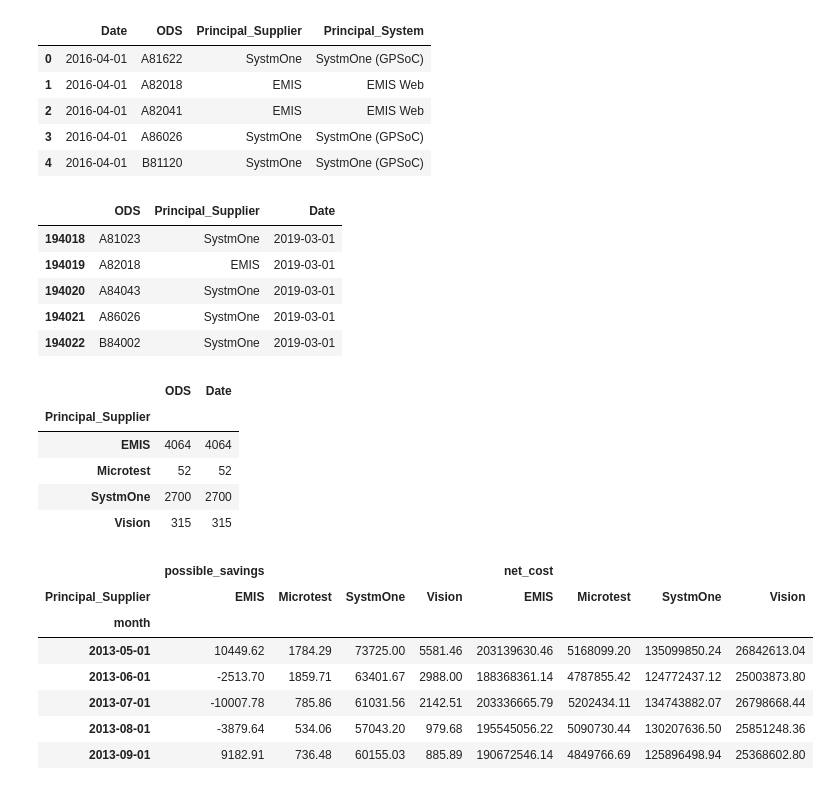
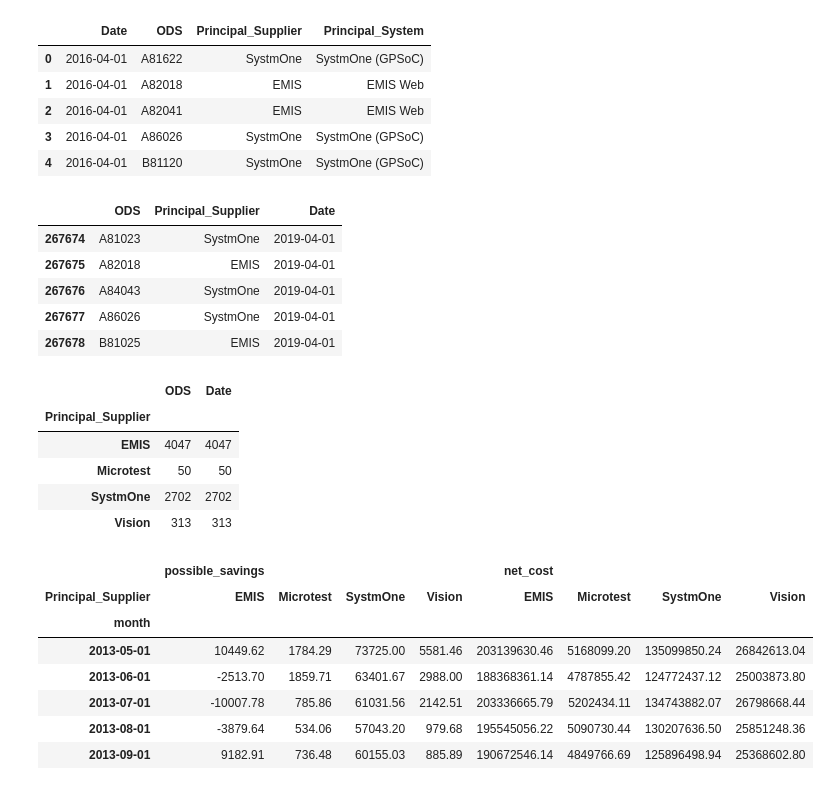
Before and after one commit to ebmdatalab/ghost_branded_generics_paper, a Jupyter notebook: Ghost Branded Generics.ipynb, the cells around one changed output. Drawn from its saved outputs; the diff is of its cells as text; code cells hidden in the pictures.

```diff
--- a/Ghost Branded Generics.ipynb
+++ b/Ghost Branded Generics.ipynb
@@ -396,24 +407,24 @@ epr.head()
 | 3 | 2016-04-01 | A86026 | SystmOne | SystmOne (GPSoC) |
 | 4 | 2016-04-01 | B81120 | SystmOne | SystmOne (GPSoC) |
 # %%
-epr_march19 = epr.loc[epr['Date']=='2019-03-01',['ODS','Principal_Supplier', 'Date']]
-epr_march19.head(5)
+epr_april19 = epr.loc[epr['Date']=='2019-04-01',['ODS','Principal_Supplier', 'Date']]
+epr_april19.head(5)
 # %% [output]
 |  | ODS | Principal_Supplier | Date |
-| 194018 | A81023 | SystmOne | 2019-03-01 |
-| 194019 | A82018 | EMIS | 2019-03-01 |
-| 194020 | A84043 | SystmOne | 2019-03-01 |
-| 194021 | A86026 | SystmOne | 2019-03-01 |
-| 194022 | B84002 | SystmOne | 2019-03-01 |
+| 267674 | A81023 | SystmOne | 2019-04-01 |
+| 267675 | A82018 | EMIS | 2019-04-01 |
+| 267676 | A84043 | SystmOne | 2019-04-01 |
+| 267677 | A86026 | SystmOne | 2019-04-01 |
+| 267678 | B81025 | EMIS | 2019-04-01 |
 # %%
-epr_march19.groupby('Principal_Supplier').count()
+epr_april19.groupby('Principal_Supplier').count()
 # %% [output]
 |  | ODS | Date |
 | Principal_Supplier |  |  |
-| EMIS | 4064 | 4064 |
-| Microtest | 52 | 52 |
-| SystmOne | 2700 | 2700 |
-| Vision | 315 | 315 |
+| EMIS | 4047 | 4047 |
+| Microtest | 50 | 50 |
+| SystmOne | 2702 | 2702 |
+| Vision | 313 | 313 |
 # %%
 numbers = practice[['month','practice', 'possible_savings','net_cost']]
 first = epr.loc[epr['Date']=='2016-03-01',['ODS','Principal_Supplier']]
```
Also changed, not shown: parts of 3 cells of this notebook, 13 other files.
